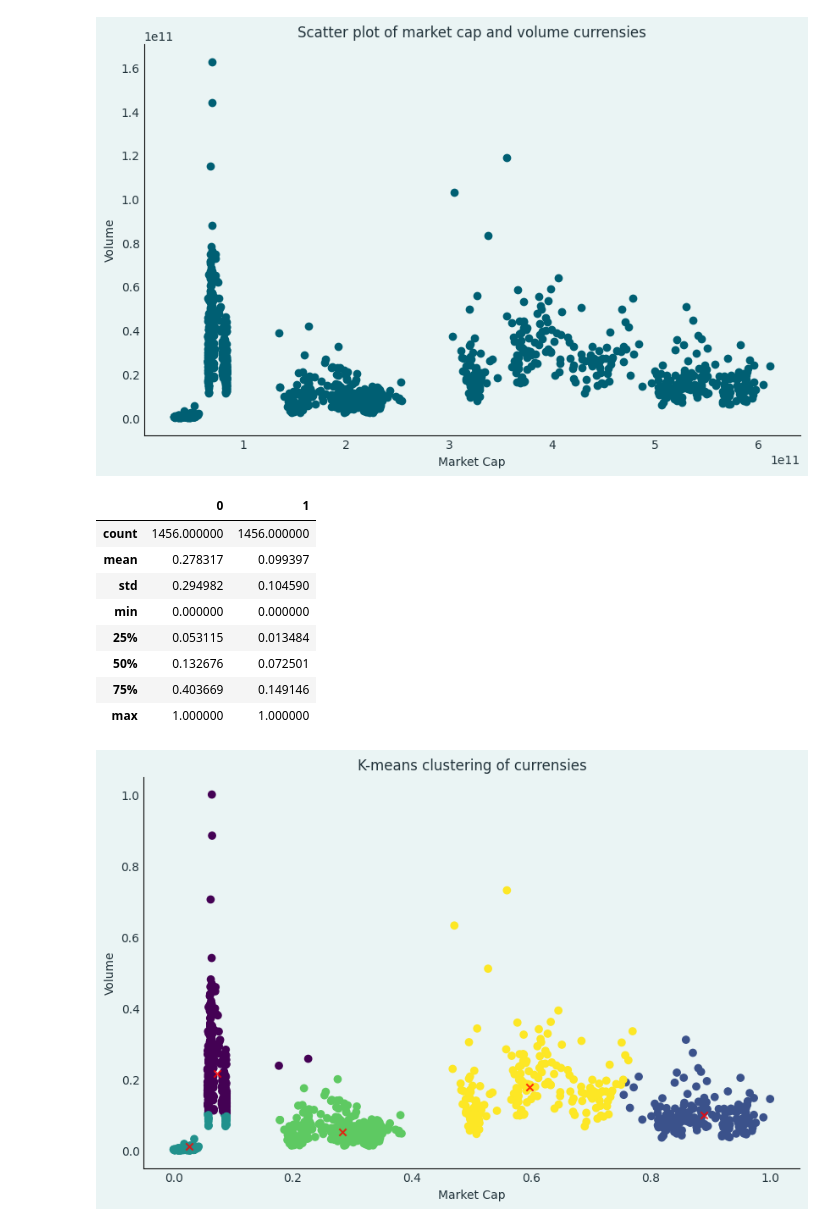
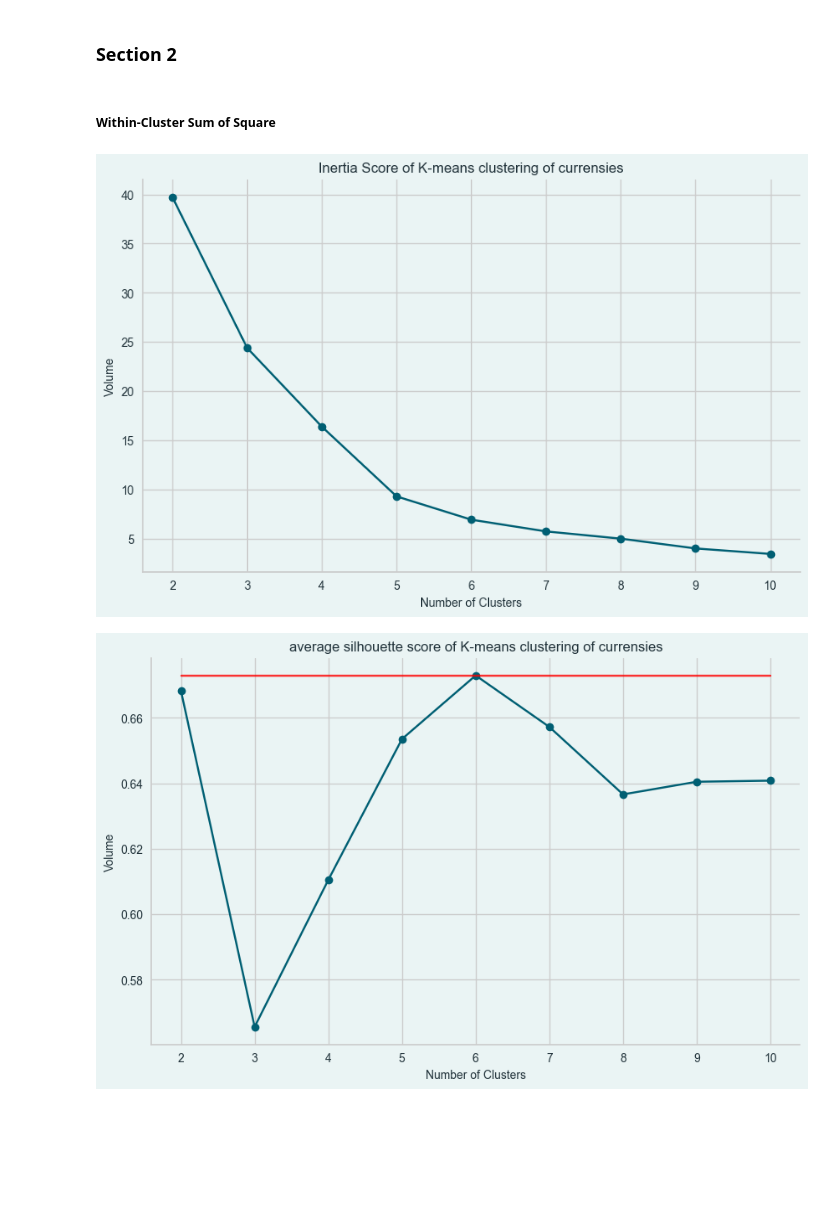
Before and after one commit to mr-robot77/Quera_G11-Project2, a Jupyter notebook: Problem 1/k-means.ipynb, the cells around one changed output. Saved outputs shown, nothing was run; the diff lists cells and outputs as text; code cells hidden in the pictures; blank space fills up the shorter version.

Commit message:
update section2 methods

```diff
--- a/Problem 1/k-means.ipynb
+++ b/Problem 1/k-means.ipynb
@@ -11,5 +13,7 @@ warnings.filterwarnings("ignore")
 # %%
 df = pd.read_csv("Q1_data.csv")
+label = LabelEncoder()
+df['id'] = label.fit_transform(df['symbol'])
 df.head()
 # %% [output]
 |  | Unnamed: 0 | symbol | name | time_stamp | time_high | time_low | open | close | high | low | ... |
@@ -21,48 +75,50 @@ df.head()
+# %% [markdown]
+<h3>Section 2</h6>
+# %% [markdown]
+<h5>Within-Cluster Sum of Square</h5>
 # %%
+iner = []
+for i in range(2, 11):
+    kmeans = KMeans(n_clusters=i, random_state=42)
+    kmeans.fit(data)
+    iner.append(kmeans.inertia_)
+
 fig, ax = plt.subplots(figsize=(10, 6))
 
-ax.scatter(df["market_cap"], df["volume"], marker="o", color="#005f73")
+ax.plot(range(2, 11), iner, marker="o", color="#005f73")
 ax.set_title(
-    "Scatter plot of market cap and volume currensies", fontsize=12, color="#22333b"
+    "Inertia Score of K-means clustering of currensies", fontsize=12, color="#22333b"
 )
 ax.set_ylabel("Volume", fontsize=10, color="#22333b")
-ax.set_xlabel("Market Cap", fontsize=10, color="#22333b")
+ax.set_xlabel("Number of Clusters", fontsize=10, color="#22333b")
 ax.tick_params(axis="both", length=0, labelcolor="#22333b")
 ax.set_facecolor("#EAF4f4")
 fig.set_facecolor("#EAF4f4")
 ax.spines["top"].set_visible(False)
 ax.spines["right"].set_visible(False)
 # %% [output]
-[figure, old version]
+[figure, new version]
 # %%
-data = df[["market_cap", "volume"]]
-scaler = MinMaxScaler()
-# scaler = StandardScaler()
-data = pd.DataFrame(scaler.fit_transform(data))
-kmeans = KMeans(n_clusters=5)
-kmeans.fit(data)
-centers = kmeans.cluster_centers_
+silhouette = []
+for i in range(2, 11):
+    kmeans = KMeans(n_clusters=i, random_state=42)
+    kmeans.fit(data)
+    labels = kmeans.labels_
+    silhouette.append(silhouette_score(data, labels))
 
 fig, ax = plt.subplots(figsize=(10, 6))
-ax.scatter(data[0], data[1], c=kmeans.labels_, marker="o", cmap="viridis")
-ax.scatter(centers[:, 0], centers[:, 1], c="red", marker="x", alpha=0.8)
-ax.set_title("K-means clustering of currensies", fontsize=12, color="#22333b")
+
+ax.plot(range(2, 11), silhouette, marker="o", color="#005f73")
+ax.plot(range(2, 11), np.ones(9) * np.max(silhouette), color="red", alpha=0.8)
+ax.set_title(
+    "average silhouette score of K-means clustering of currensies", fontsize=12, color="#22333b"
+)
 ax.set_ylabel("Volume", fontsize=10, color="#22333b")
-ax.set_xlabel("Market Cap", fontsize=10, color="#22333b")
+ax.set_xlabel("Number of Clusters", fontsize=10, color="#22333b")
 ax.tick_params(axis="both", length=0, labelcolor="#22333b")
 ax.set_facecolor("#EAF4f4")
 fig.set_facecolor("#EAF4f4")
 ax.spines["top"].set_visible(False)
 ax.spines["right"].set_visible(False)
-data.describe()
 # %% [output]
-|  | 0 | 1 |
-| count | 1456.000000 | 1456.000000 |
-| mean | 0.278317 | 0.099397 |
-| std | 0.294982 | 0.104590 |
-| min | 0.000000 | 0.000000 |
-| 25% | 0.053115 | 0.013484 |
-| 50% | 0.132676 | 0.072501 |
-| 75% | 0.403669 | 0.149146 |
-| max | 1.000000 | 1.000000 |
-[figure, old version]
+[figure, new version]
```
Also changed, not shown: parts of 10 cells of this notebook.
